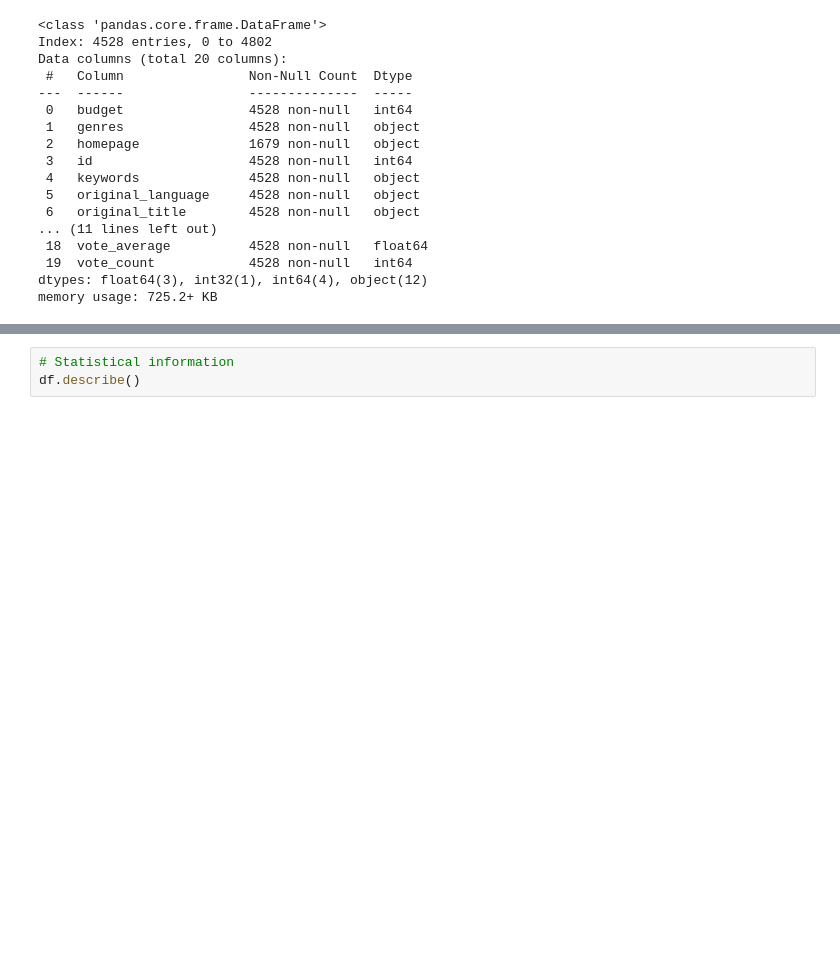
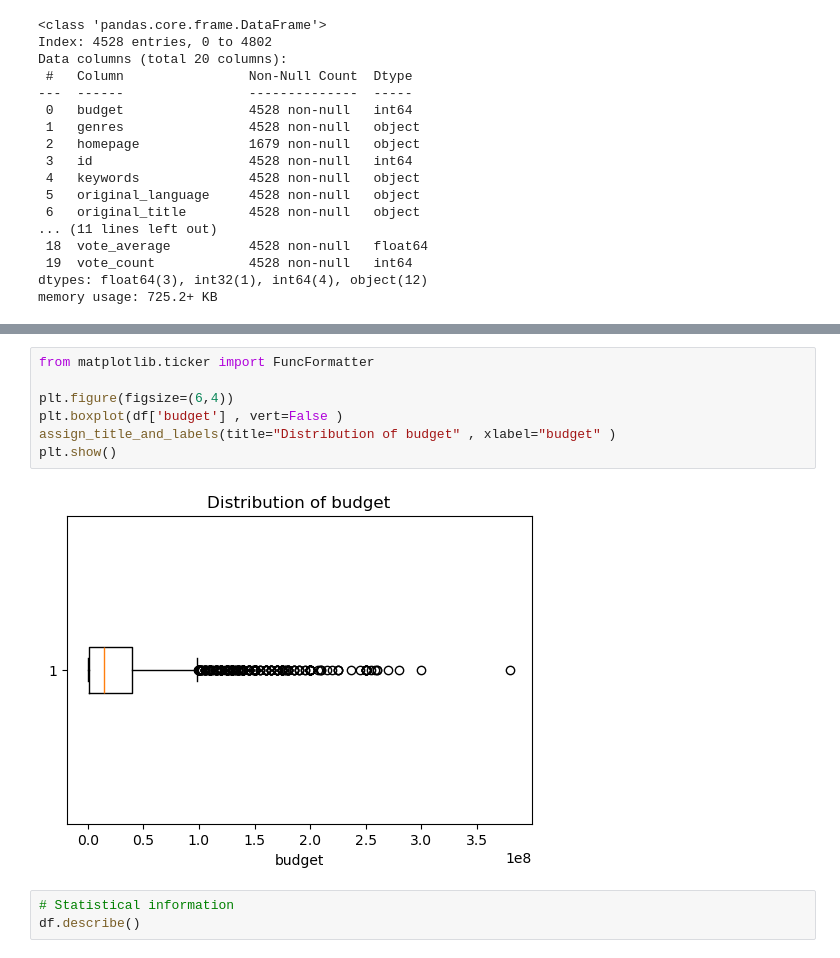
Before and after one commit to kamranalisays/DataAnalyst, a Jupyter notebook: DataAnalysisProject/Project-1-Data-Analysis.ipynb, the cells around one changed output, grey strips where cells are left out. Drawn from its saved outputs; the diff is of its cells as text; blank space fills up the shorter version.

```diff
--- a/DataAnalysisProject/Project-1-Data-Analysis.ipynb
+++ b/DataAnalysisProject/Project-1-Data-Analysis.ipynb
@@ -165,6 +168,15 @@ assign_title_and_lables("Distribution of budget" , "budget" , "No of Movies" )
 plt.show()
 # %% [output]
 [figure]
+# %%
+from matplotlib.ticker import FuncFormatter
+
+plt.figure(figsize=(6,4))
+plt.boxplot(df['budget'] , vert=False )
+assign_title_and_labels(title="Distribution of budget" , xlabel="budget" )
+plt.show()
+# %% [output]
+[figure, added]
 # %%
 # Statistical information
 df.describe()
```
Also changed, not shown: parts of 10 cells of this notebook.
